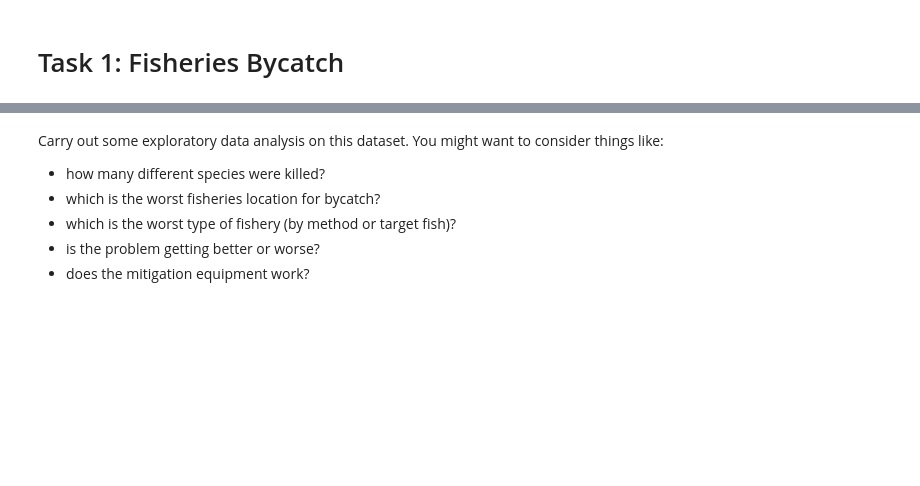
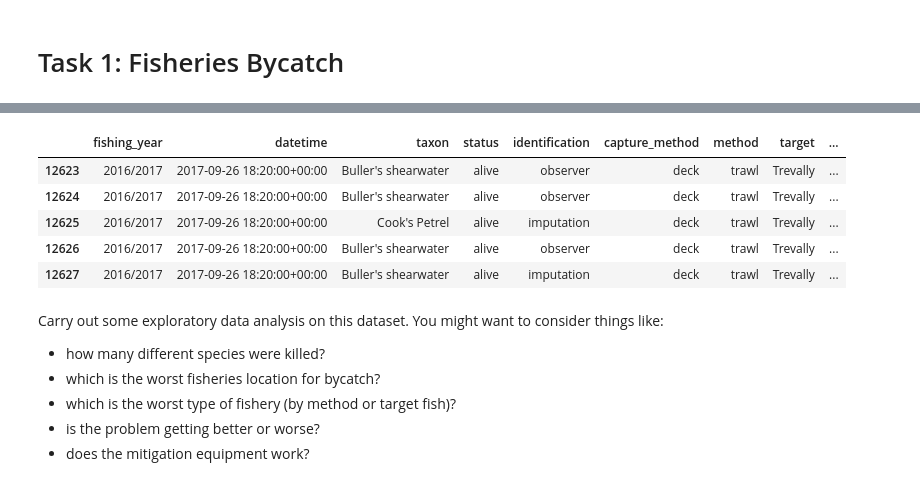
Before and after one commit to hanhnus/DATA201, a Jupyter notebook: Project 1.ipynb, the cells around one changed output, grey strips where cells are left out. Drawn from its saved outputs; the diff is of its cells as text; code cells hidden in the pictures; blank space fills up the shorter version.

```diff
--- a/Project 1.ipynb
+++ b/Project 1.ipynb
@@ -28,3 +40,20 @@ df.head()
+# %%
+# Data Cleansing
+#     to calculate and compare the alive rate among different locations, method, target fish, and so on,
+# the rows whose "status" column are "NaN" need to be removed temporarily.
+#print(df.loc[8600:8700])
+df = df.dropna(subset = ["status"])
+df = df.reset_index(drop = True)
+#df = df.dropna(subset = ["excluded"])
+#print(df.loc[8600:8700,3:4])
+df.tail()
+# %% [output]
+|  | fishing_year | datetime | taxon | status | identification | capture_method | method | target | ... |
+| 12623 | 2016/2017 | 2017-09-26 18:20:00+00:00 | Buller's shearwater | alive | observer | deck | trawl | Trevally | ... |
+| 12624 | 2016/2017 | 2017-09-26 18:20:00+00:00 | Buller's shearwater | alive | observer | deck | trawl | Trevally | ... |
+| 12625 | 2016/2017 | 2017-09-26 18:20:00+00:00 | Cook's Petrel | alive | imputation | deck | trawl | Trevally | ... |
+| 12626 | 2016/2017 | 2017-09-26 18:20:00+00:00 | Buller's shearwater | alive | observer | deck | trawl | Trevally | ... |
+| 12627 | 2016/2017 | 2017-09-26 18:20:00+00:00 | Buller's shearwater | alive | imputation | deck | trawl | Trevally | ... |
 # %% [markdown]
 Carry out some exploratory data analysis on this dataset. You might want to consider things like:
 * how many different species were killed?
```
Also changed, not shown: parts of 27 cells of this notebook.
